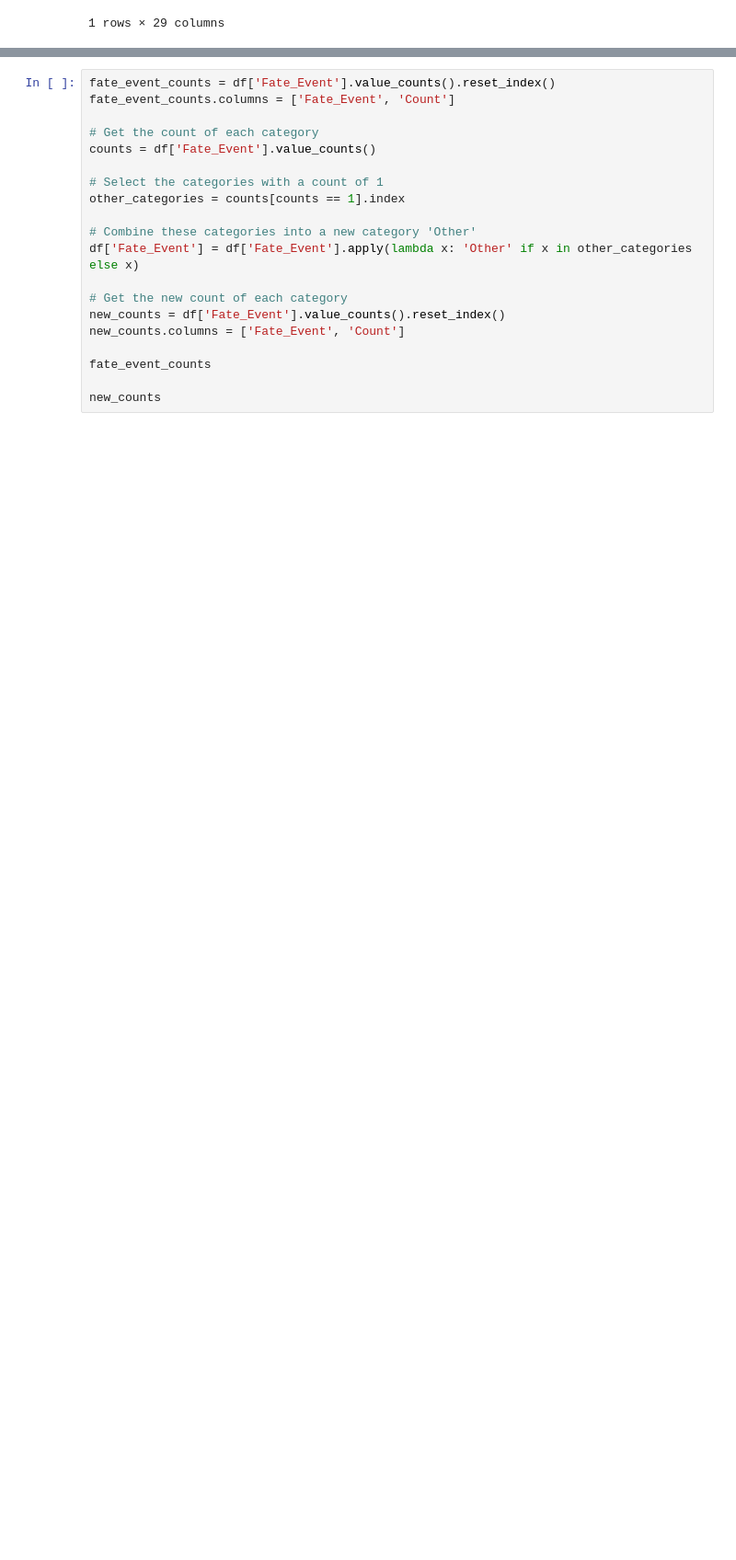
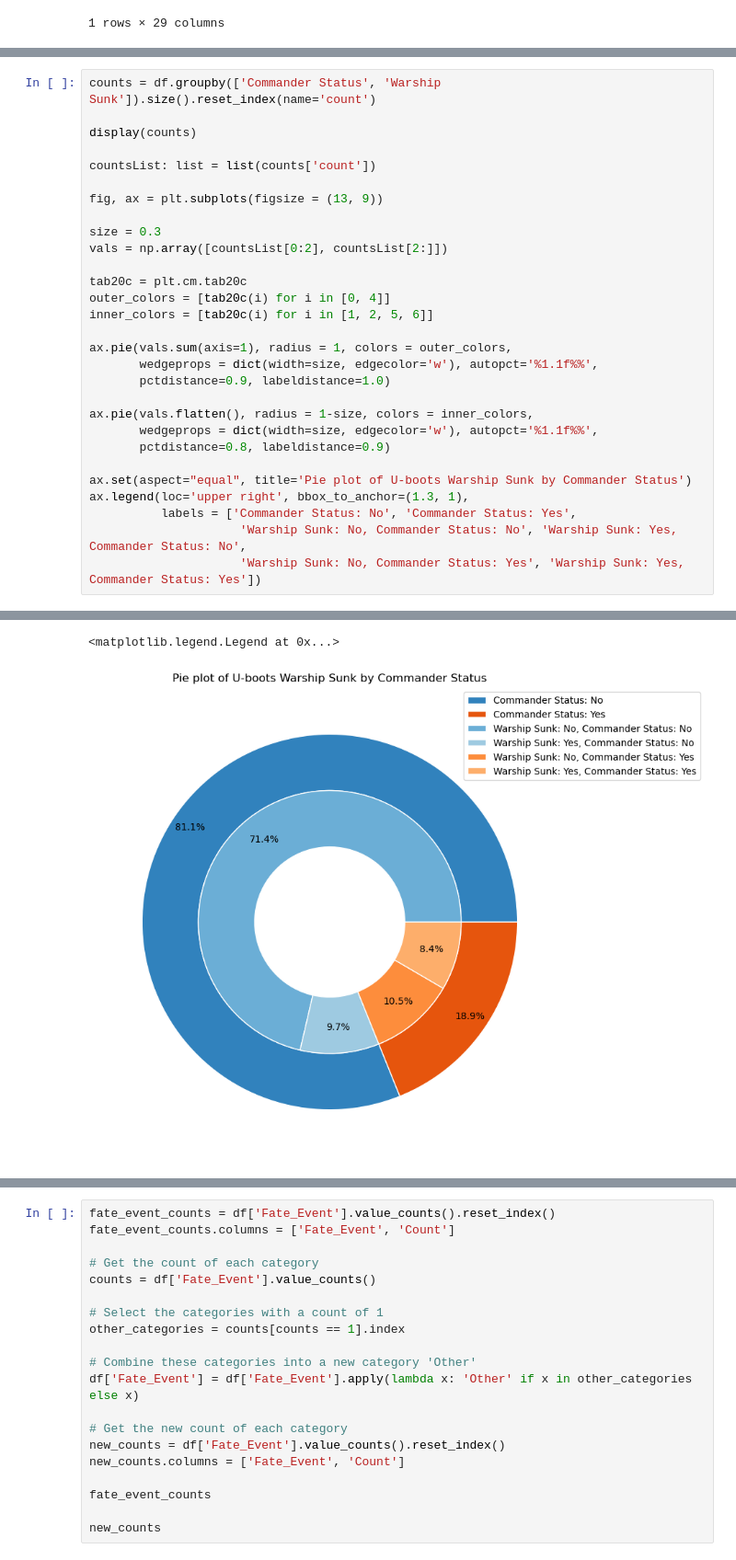
Before and after one commit to amdla/Data-visualisation, a Jupyter notebook: u-boot/d.ipynb, the cells around one changed output, grey strips where cells are left out. Shown at 92% size. Cells and saved outputs as stored; diff of their text form; blank space fills up the shorter version.

```diff
--- a/u-boot/d.ipynb
+++ b/u-boot/d.ipynb
@@ -115,0 +41,30 @@ ValueError: Length of inner_vals and inner_labels must match
+# %%
+counts = df.groupby(['Commander Status', 'Warship Sunk']).size().reset_index(name='count')
+
+display(counts)
+
+countsList: list = list(counts['count'])
+
+fig, ax = plt.subplots(figsize = (13, 9))
+
+size = 0.3
+vals = np.array([countsList[0:2], countsList[2:]])
+
+tab20c = plt.cm.tab20c
+outer_colors = [tab20c(i) for i in [0, 4]]
+inner_colors = [tab20c(i) for i in [1, 2, 5, 6]]
+
+ax.pie(vals.sum(axis=1), radius = 1, colors = outer_colors,
+       wedgeprops = dict(width=size, edgecolor='w'), autopct='%1.1f%%',
+       pctdistance=0.9, labeldistance=1.0)
+
+ax.pie(vals.flatten(), radius = 1-size, colors = inner_colors,
+       wedgeprops = dict(width=size, edgecolor='w'), autopct='%1.1f%%',
+       pctdistance=0.8, labeldistance=0.9)
+
+ax.set(aspect="equal", title='Pie plot of U-boots Warship Sunk by Commander Status')
+ax.legend(loc='upper right', bbox_to_anchor=(1.3, 1),
+          labels = ['Commander Status: No', 'Commander Status: Yes',
+                     'Warship Sunk: No, Commander Status: No', 'Warship Sunk: Yes, Commander Status: No',
+                     'Warship Sunk: No, Commander Status: Yes', 'Warship Sunk: Yes, Commander Status: Yes'])
+# %% [output]
@@ -115,0 +76,2 @@ ValueError: Length of inner_vals and inner_labels must match
+<matplotlib.legend.Legend at 0x...>
+[figure, added]
```
Also changed, not shown: parts of 4 cells of this notebook.
